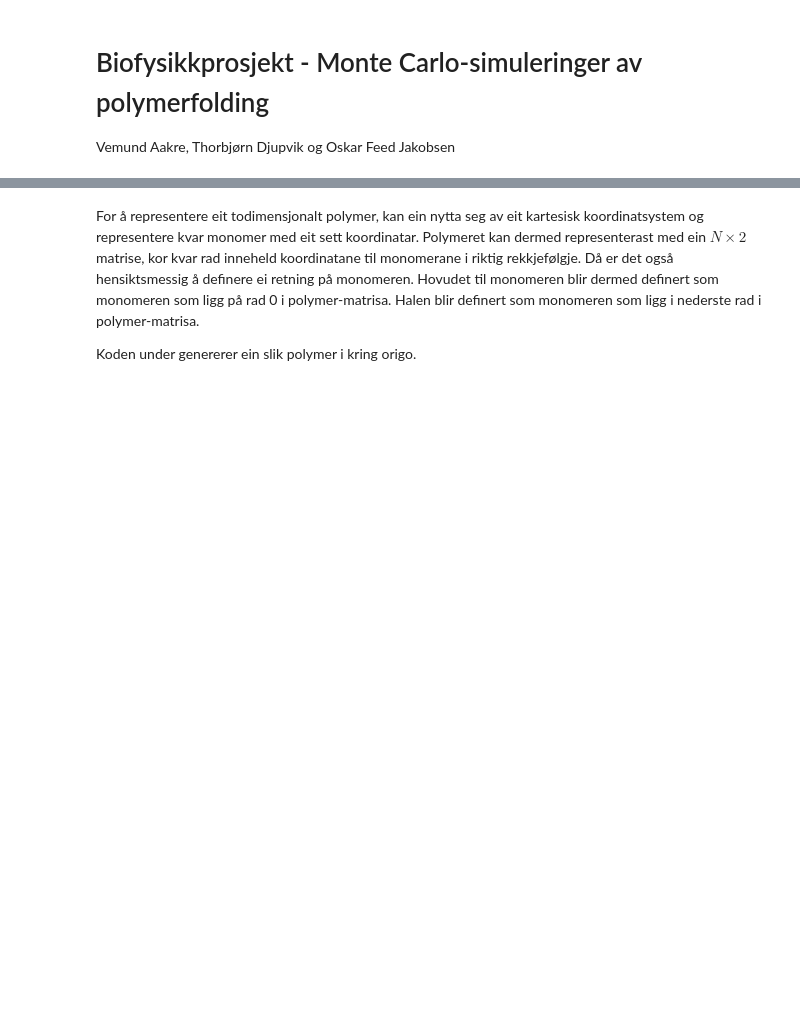
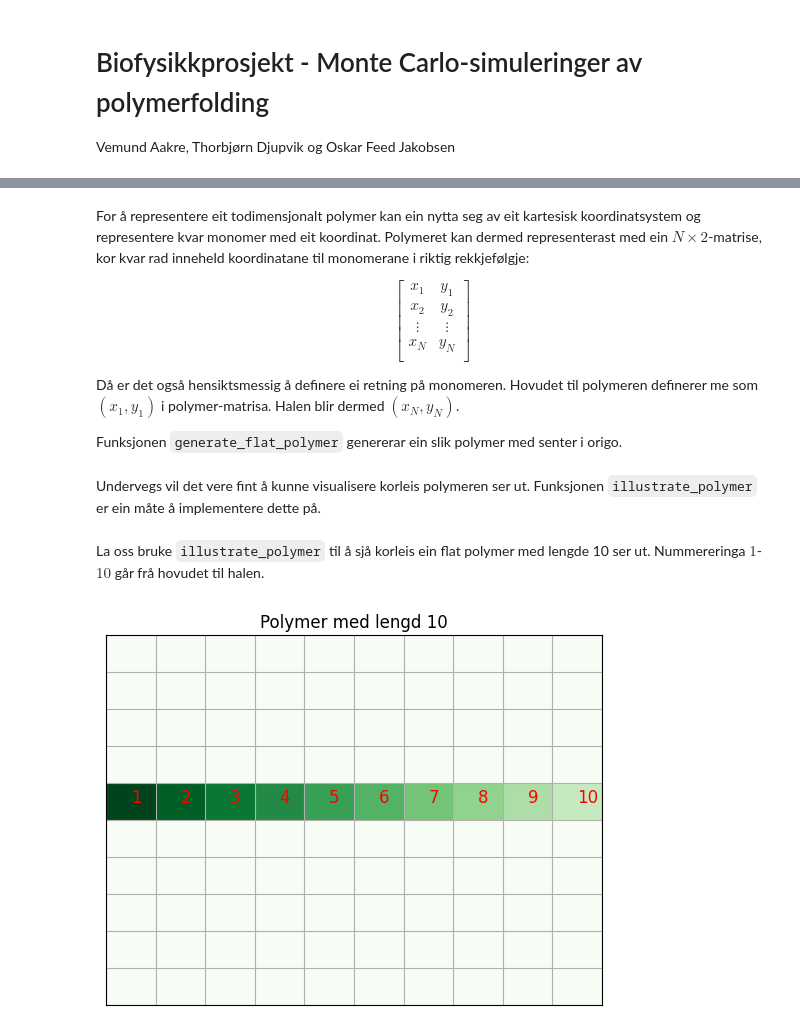
Before and after one commit to tncrdk/Biofysikk-prosjekt, a Jupyter notebook: Aakre_Djupvik_Jakobsen.ipynb, the cells around one changed output, grey strips where cells are left out. Cells and saved outputs as stored; diff of their text form; code cells hidden in the pictures; blank space fills up the shorter version.

```diff
--- a/Aakre_Djupvik_Jakobsen.ipynb
+++ b/Aakre_Djupvik_Jakobsen.ipynb
@@ -13,12 +22,22 @@ from pathlib import Path
 # %% [markdown]
-For å representere eit todimensjonalt polymer, kan ein nytta seg av eit kartesisk
-koordinatsystem og representere kvar monomer med eit sett koordinatar. Polymeret kan dermed
-representerast med ein $N\times2$ matrise, kor kvar rad inneheld koordinatane til monomerane i
-riktig rekkjefølgje. Då er det også hensiktsmessig å definere ei retning på monomeren. Hovudet
-til monomeren blir dermed definert som monomeren som ligg på rad 0 i polymer-matrisa. Halen blir
-definert som monomeren som ligg i nederste rad i polymer-matrisa.
+For å representere eit todimensjonalt polymer kan ein nytta seg av eit kartesisk
+koordinatsystem og representere kvar monomer med eit koordinat. Polymeret kan dermed
+representerast med ein $N\times2$-matrise, kor kvar rad inneheld koordinatane til monomerane i
+riktig rekkjefølgje:
 
-Koden under genererer ein slik polymer i kring origo.
+$$
+  \begin{bmatrix}
+   x_1& y_1\\
+   x_2& y_2\\
+   \vdots&\vdots \\
+   x_N& y_N\\
+  \end{bmatrix}
+$$
+
+Då er det også hensiktsmessig å definere ei retning på monomeren. Hovudet
+til polymeren definerer me som $(x_1, y_1)$ i polymer-matrisa. Halen blir dermed $(x_N, y_N)$.
+
+Funksjonen `generate_flat_polymer` genererar ein slik polymer med senter i origo.
 # %%
 def generate_flat_polymer(
     polymer_length: int, mid_of_polymer: np.ndarray = np.zeros(2)
@@ -40,6 +59,8 @@ def generate_flat_polymer(
     polymer_array[:, 0] = np.arange(polymer_start, polymer_end, 1, dtype=np.int32)
 
     return polymer_array
+# %% [markdown]
+Undervegs vil det vere fint å kunne visualisere korleis polymeren ser ut. Funksjonen `illustrate_polymer` er ein måte å implementere dette på.
 # %%
 def illustrate_polymer(
     polymer: np.ndarray,
@@ -77,9 +98,9 @@ def illustrate_polymer(
         shiftx = 1 if N % 2 == 0 and middle_monomer[0] < 0 else 0
         x_coord = monomer[1] + int(N / 2) - middle_monomer[1] - shifty
         y_coord = monomer[0] + int(N / 2) - middle_monomer[0] - shiftx
-        Z[x_coord, y_coord] = i + 2
+        Z[x_coord, y_coord] = N + 2 - i
         if numbers:
-            ax.text(y_coord + 0.5, x_coord + 0.5, i + 1, size="x-large", color="red")
+            ax.text(y_coord + 0.5, x_coord + 0.5, i + 1, size="large", color="red")
 
     ax.pcolormesh(x, y, Z, shading="flat", cmap=cmap)
     ax.set(title=title, xticks=x, xticklabels=[], yticks=y, yticklabels=[])
@@ -93,3 +114,10 @@ def illustrate_polymer(
             f"function illustrate_polymer() in {__file__}:\n\tsaving a plot to {filename}"
         )
         plt.savefig(filename)
+# %% [markdown]
+La oss bruke `illustrate_polymer` til å sjå korleis ein flat polymer med lengde 10 ser ut. Nummereringa $1$-$10$ går frå hovudet til halen.
+# %%
+polymer = generate_flat_polymer(polymer_length=10)
+illustrate_polymer(polymer, numbers=True, cmap="Greens", title="Polymer med lengd 10")
+# %% [output]
+[figure, added]
```
Also changed, not shown: parts of 21 cells of this notebook.
